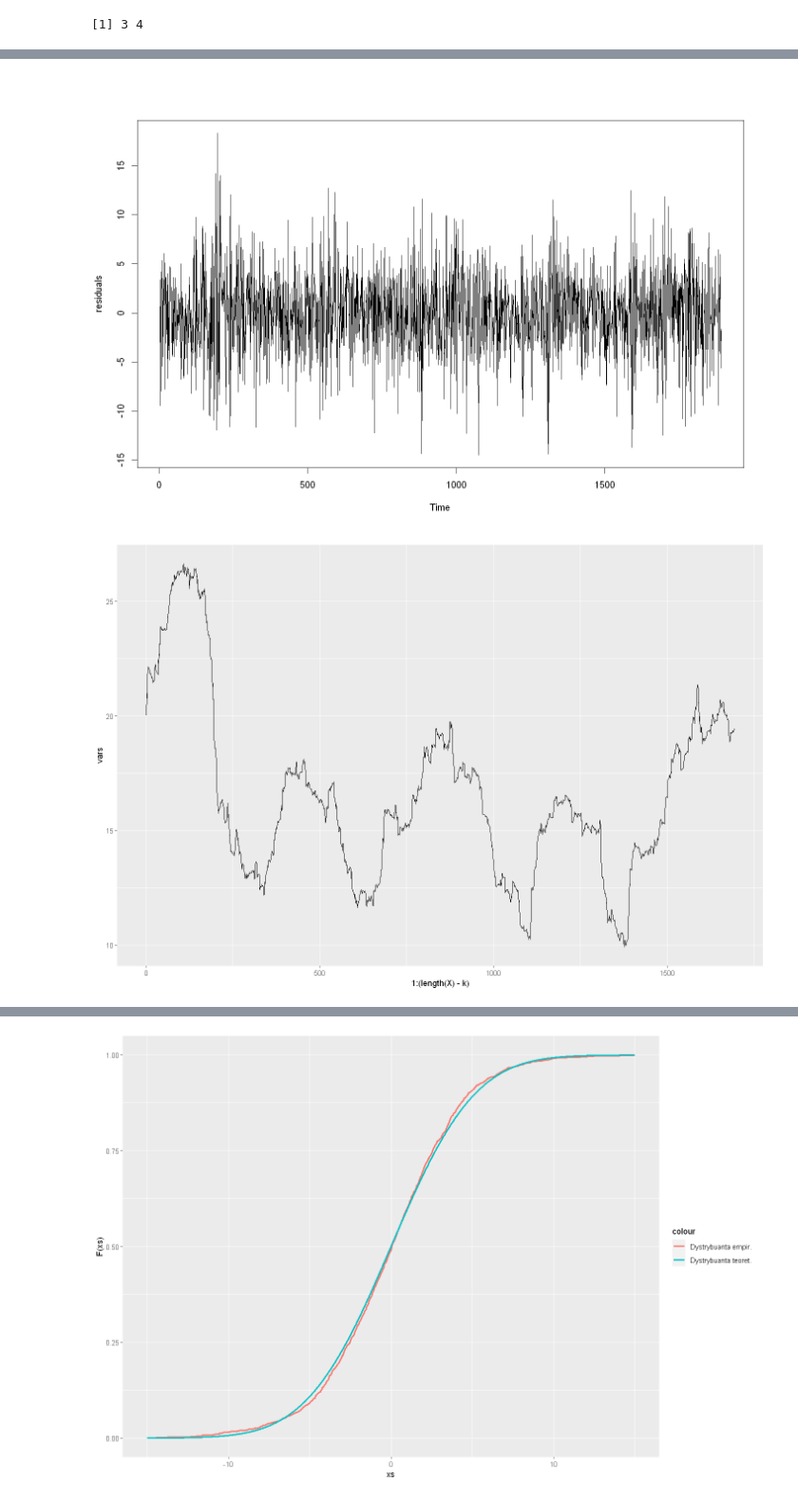
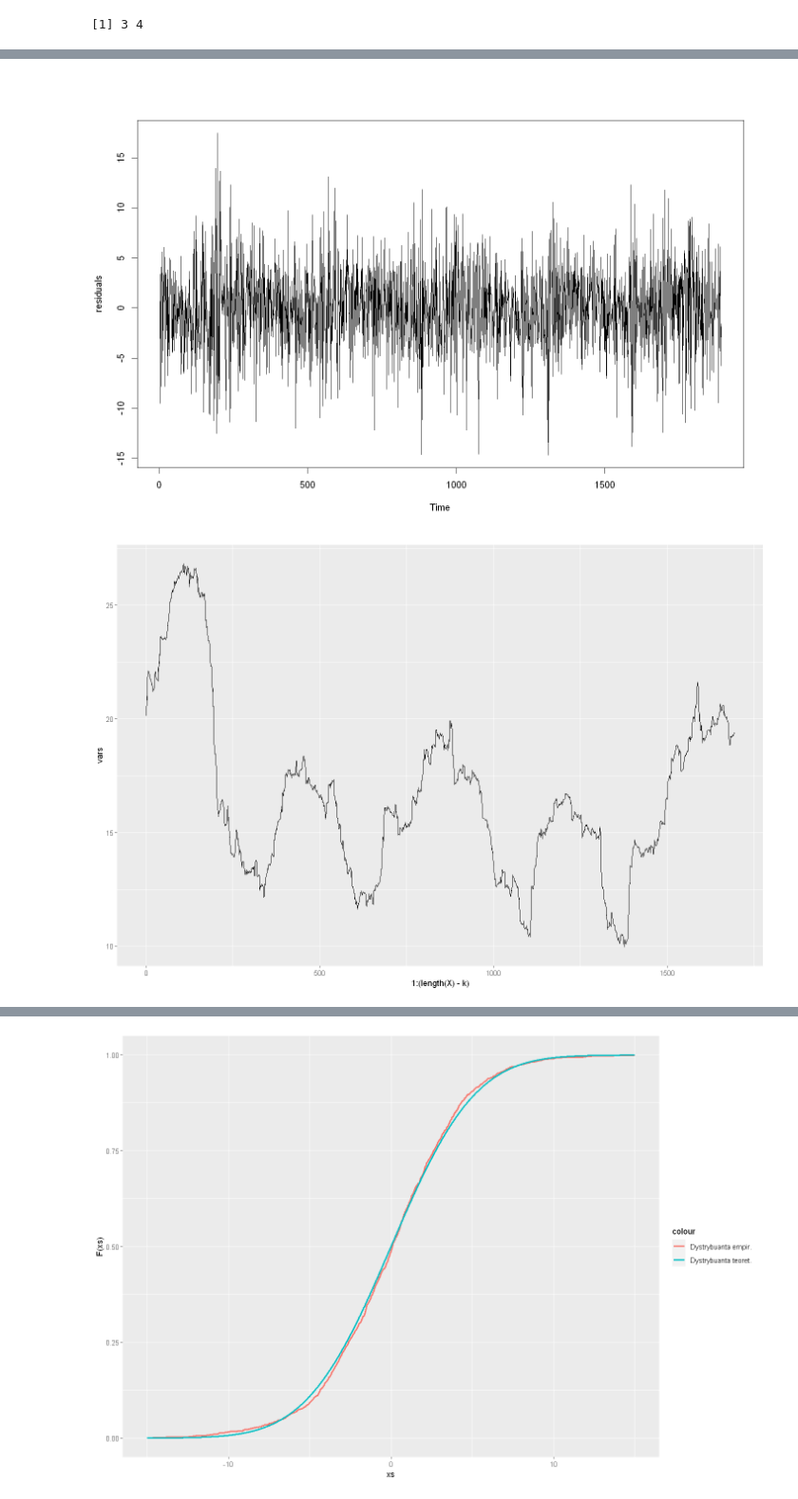
Before and after one commit to Szymex49/ARMA_temperature_modelling, a Jupyter notebook: R.ipynb, the cells around one changed output, grey strips where cells are left out. Shown at 95% size. Cells and saved outputs as stored; diff of their text form; code cells hidden in the pictures.

```diff
--- a/R.ipynb
+++ b/R.ipynb
@@ -177,12 +144,12 @@ Warning message in arima(temp_diff, order = c(p, 0, q)):
 "prawdopodobny problem zbieżności: 'optim' zwrócił kod= 1"
 [1] 3 4
 # %%
-model <- arima(temp_diff, order = c(3, 0, 4))
+model <- arima(temp_diff, order = c(3, 0, 4), method="ML")
 
 print(model)
 
 coefficients <- model$coef
-coef_sigma2 <- model$sigma2
+coef_sigma <- sqrt(model$sigma2)
 AIC_value <- model$aic
 residuals <- model$residuals
 # %% [output]
@@ -246,11 +224,11 @@ ggplot() +
 # %%
 plot(residuals)
 # %% [output]
-[figure, old version]
+[figure, new version]
 # %%
-vars <- pvar(residuals, 200, TRUE)
+pvar(residuals, 200, TRUE)
 # %% [output]
-[figure, old version]
+[figure, new version]
 # %%
 cor_plot(residuals)
 cor_plot(residuals, "pacf")
```
Also changed, not shown: parts of 10 cells of this notebook, 4 other files.
